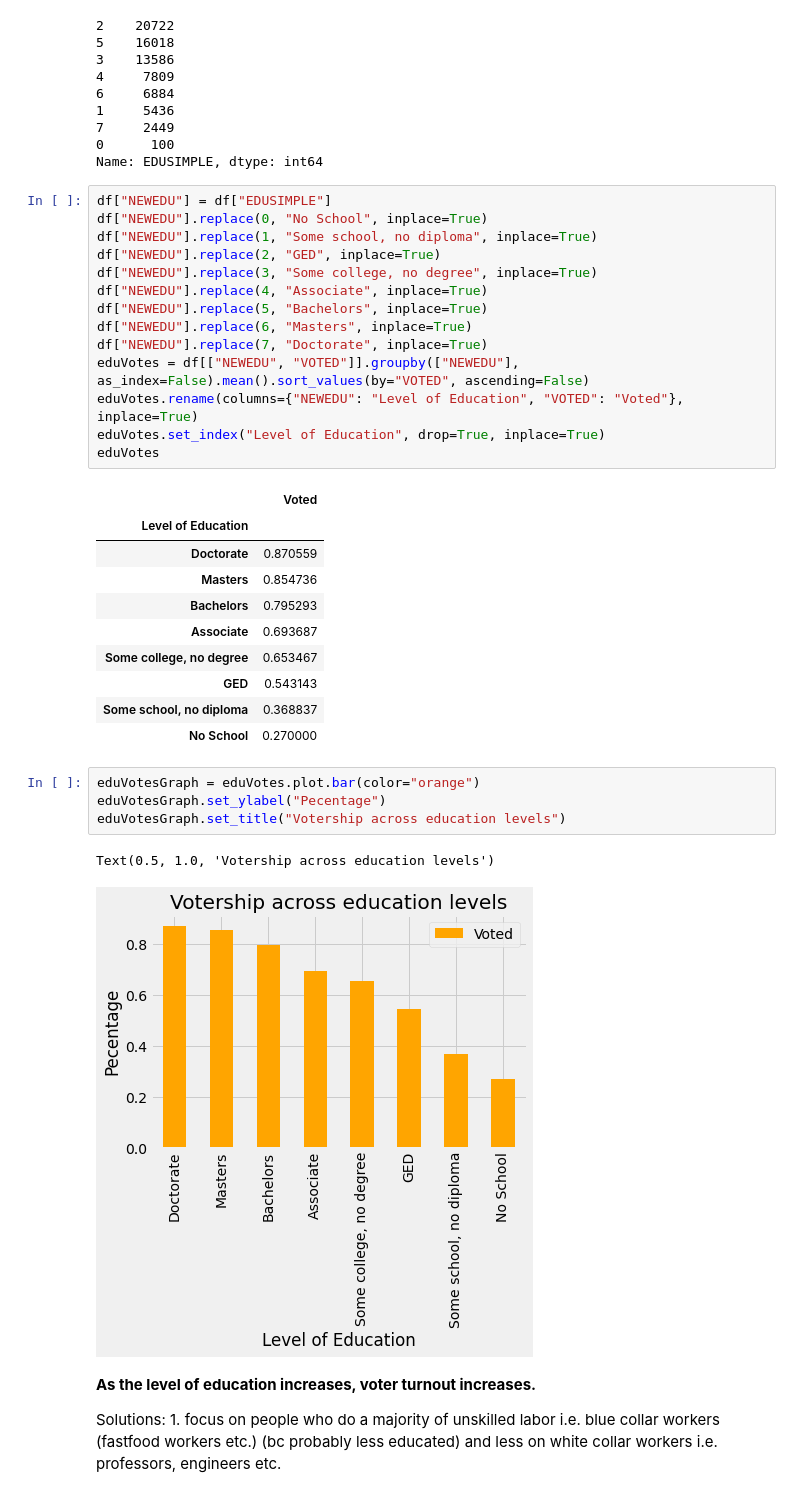
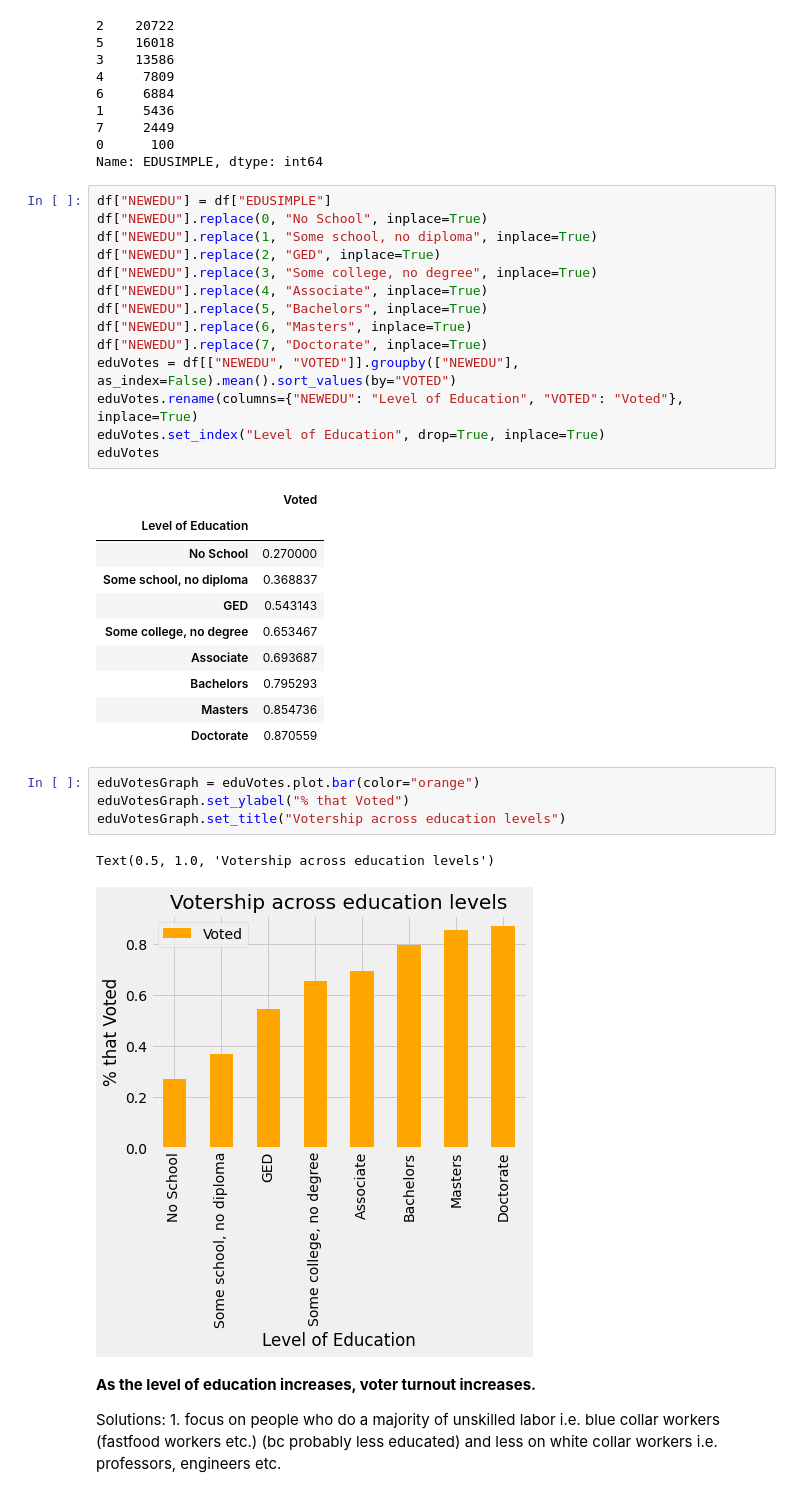
Before and after one commit to mdesilva/Data-Science, a Jupyter notebook: ASA2020FallDataChallenge/Analysis.ipynb, the cells around one changed output. Saved outputs shown, nothing was run; the diff lists cells and outputs as text.

```diff
--- a/ASA2020FallDataChallenge/Analysis.ipynb
+++ b/ASA2020FallDataChallenge/Analysis.ipynb
@@ -355,28 +373,28 @@ df["NEWEDU"].replace(4, "Associate", inplace=True)
 df["NEWEDU"].replace(5, "Bachelors", inplace=True)
 df["NEWEDU"].replace(6, "Masters", inplace=True)
 df["NEWEDU"].replace(7, "Doctorate", inplace=True)
-eduVotes = df[["NEWEDU", "VOTED"]].groupby(["NEWEDU"], as_index=False).mean().sort_values(by="VOTED", ascending=False)
+eduVotes = df[["NEWEDU", "VOTED"]].groupby(["NEWEDU"], as_index=False).mean().sort_values(by="VOTED")
 eduVotes.rename(columns={"NEWEDU": "Level of Education", "VOTED": "Voted"}, inplace=True)
 eduVotes.set_index("Level of Education", drop=True, inplace=True)
 eduVotes
 # %% [output]
 |  | Voted |
 | Level of Education |  |
+| No School | 0.270000 |
+| Some school, no diploma | 0.368837 |
+| GED | 0.543143 |
+| Some college, no degree | 0.653467 |
+| Associate | 0.693687 |
+| Bachelors | 0.795293 |
+| Masters | 0.854736 |
 | Doctorate | 0.870559 |
-| Masters | 0.854736 |
-| Bachelors | 0.795293 |
-| Associate | 0.693687 |
-| Some college, no degree | 0.653467 |
-| GED | 0.543143 |
-| Some school, no diploma | 0.368837 |
-| No School | 0.270000 |
 # %%
 eduVotesGraph = eduVotes.plot.bar(color="orange")
-eduVotesGraph.set_ylabel("Pecentage")
+eduVotesGraph.set_ylabel("% that Voted")
 eduVotesGraph.set_title("Votership across education levels")
 # %% [output]
 Text(0.5, 1.0, 'Votership across education levels')
-[figure, old version]
+[figure, new version]
 # %% [markdown]
 **As the level of education increases, voter turnout increases.**
 
```
Also changed, not shown: parts of 4 cells of this notebook.
